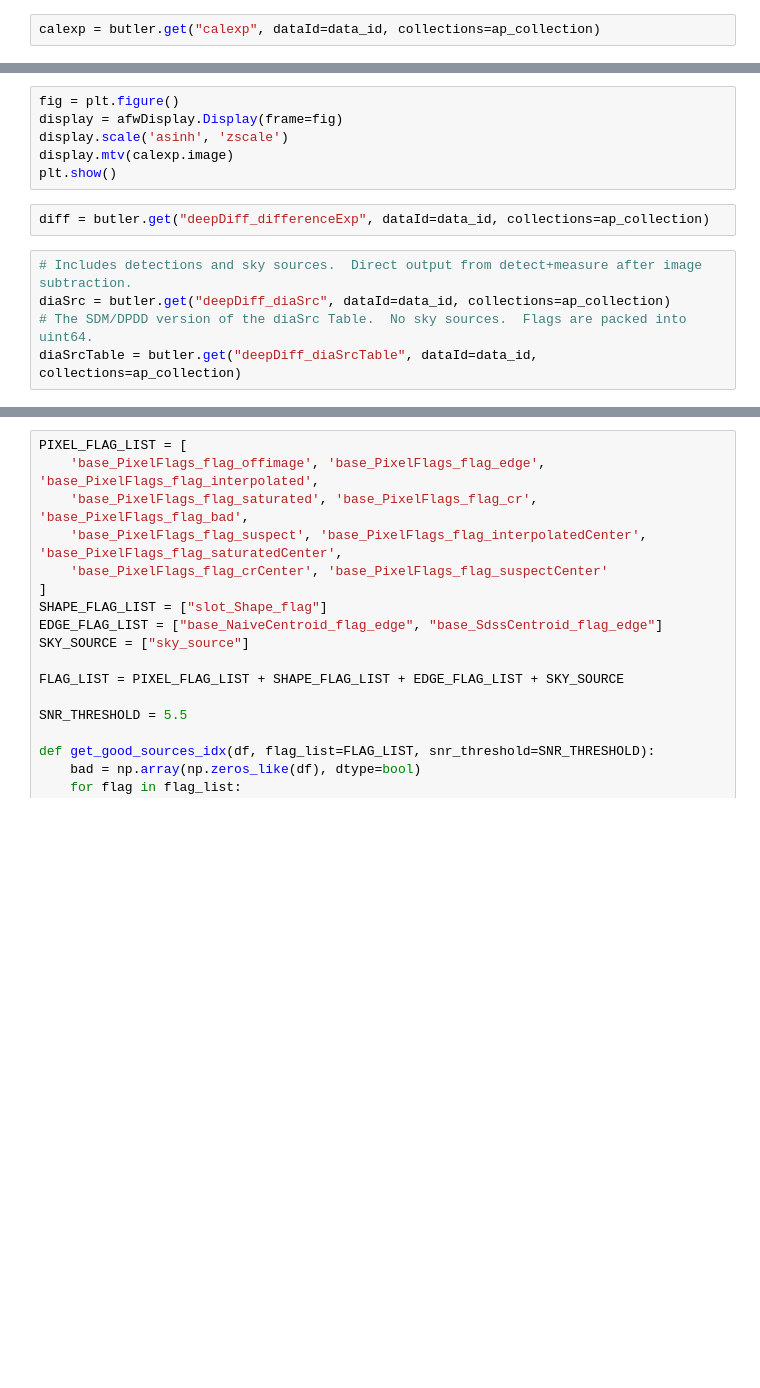
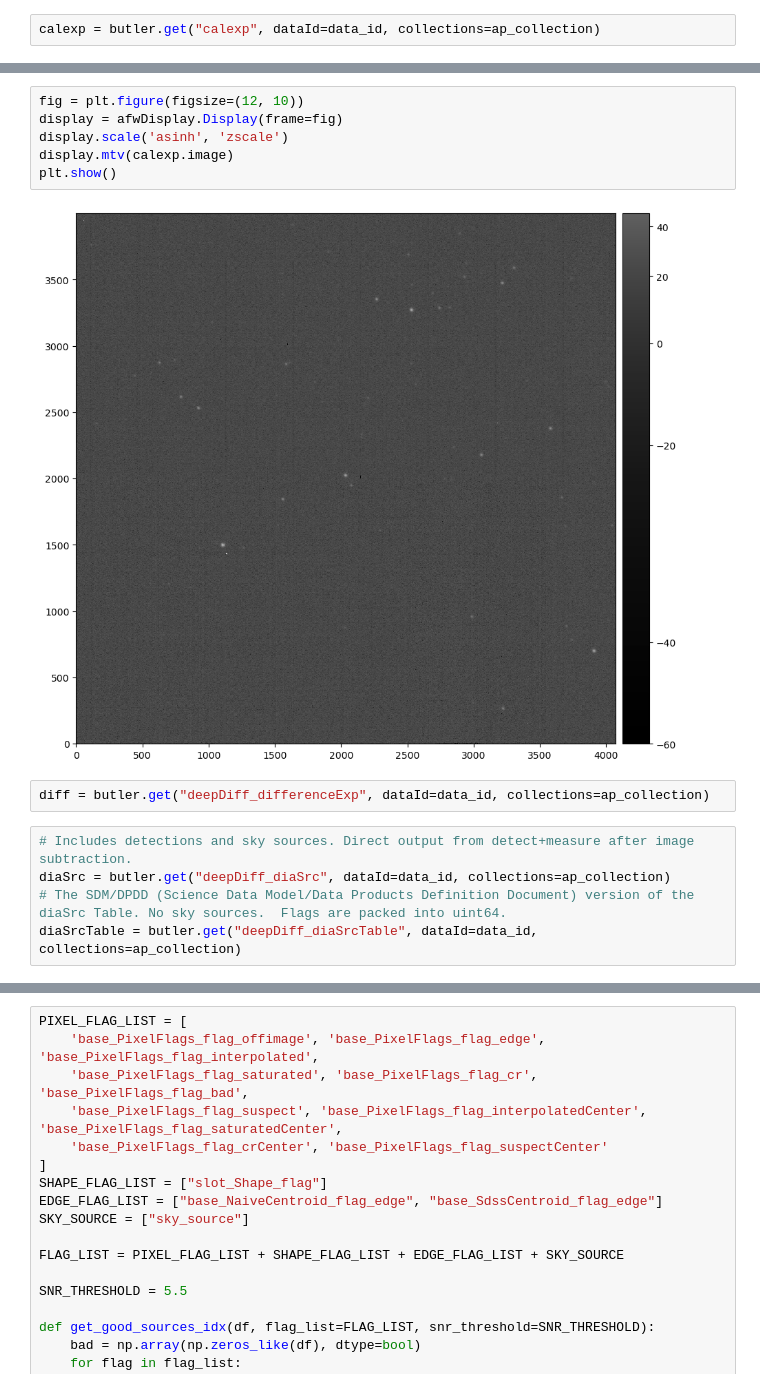
Before and after one commit to wmwv/lsst-sitcom_notebooks-wmwv, a Jupyter notebook: explore_auxtel_latiss_dia.ipynb, the cells around one changed output, grey strips where cells are left out. Saved outputs shown, nothing was run; the diff lists cells and outputs as text; blank space fills up the shorter version.

```diff
--- a/explore_auxtel_latiss_dia.ipynb
+++ b/explore_auxtel_latiss_dia.ipynb
@@ -89,15 +140,17 @@ calexp
 # %%
-fig = plt.figure()
+fig = plt.figure(figsize=(12, 10))
 display = afwDisplay.Display(frame=fig)
 display.scale('asinh', 'zscale')
 display.mtv(calexp.image)
 plt.show()
+# %% [output]
+[figure, added]
 # %%
 diff = butler.get("deepDiff_differenceExp", dataId=data_id, collections=ap_collection)
 # %%
-# Includes detections and sky sources.  Direct output from detect+measure after image subtraction.
+# Includes detections and sky sources. Direct output from detect+measure after image subtraction.
 diaSrc = butler.get("deepDiff_diaSrc", dataId=data_id, collections=ap_collection)
-# The SDM/DPDD version of the diaSrc Table.  No sky sources.  Flags are packed into uint64.
+# The SDM/DPDD (Science Data Model/Data Products Definition Document) version of the diaSrc Table. No sky sources.  Flags are packed into uint64.
 diaSrcTable = butler.get("deepDiff_diaSrcTable", dataId=data_id, collections=ap_collection)
 # %%
 diaSrcTable["flags"]
```
Also changed, not shown: parts of 20 cells of this notebook.
